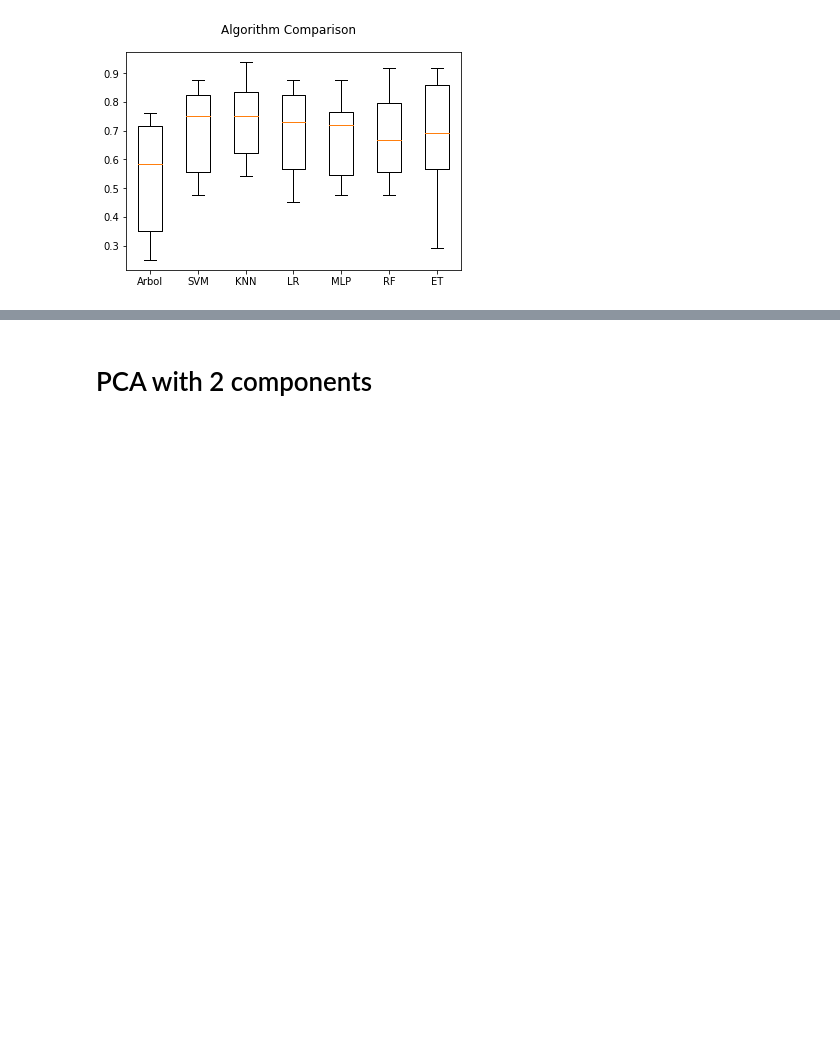
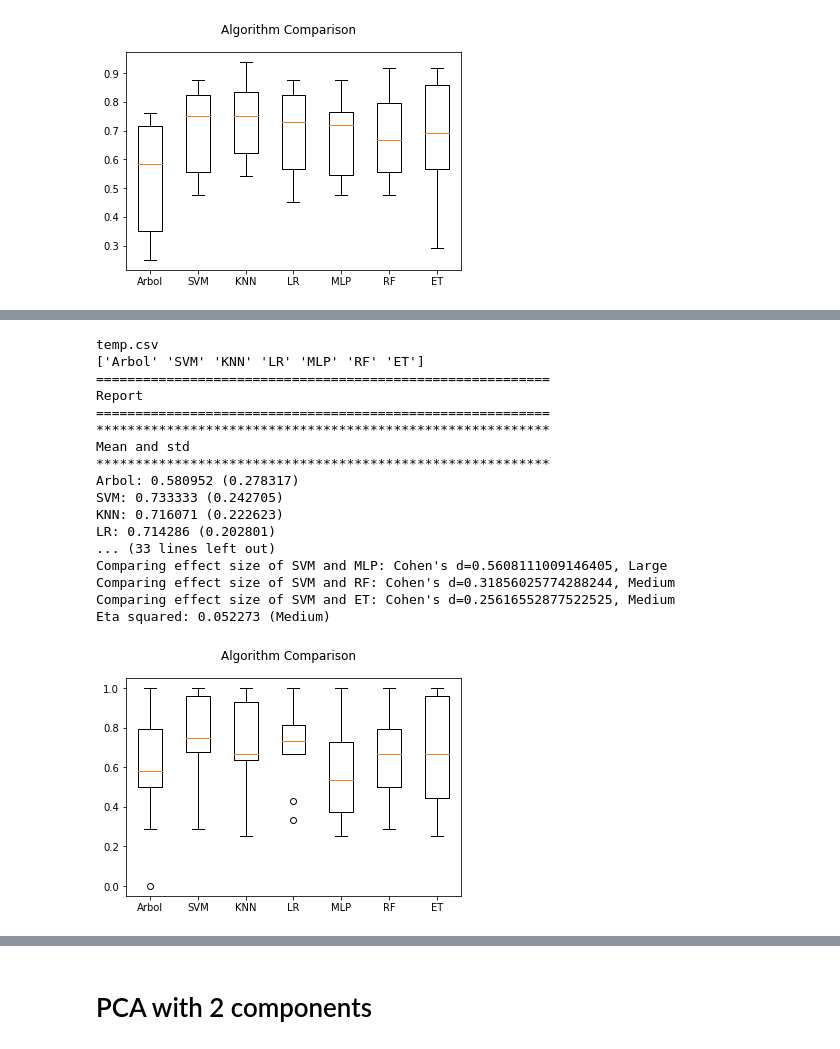
Before and after one commit to joheras/schz, a Jupyter notebook: CompareMethods-combined.ipynb, the cells around one changed output, grey strips where cells are left out. Saved outputs shown, nothing was run; the diff lists cells and outputs as text; code cells hidden in the pictures; blank space fills up the shorter version.

```diff
--- a/CompareMethods-combined.ipynb
+++ b/CompareMethods-combined.ipynb
@@ -111,0 +133,21 @@ Eta squared: 0.128823 (Large)
+# %%
+compare_methods(X,Y,listAlgorithms,listParams,listNames,metric='recall')
+# %% [output]
+temp.csv
+['Arbol' 'SVM' 'KNN' 'LR' 'MLP' 'RF' 'ET']
+==========================================================
+Report
+==========================================================
+**********************************************************
+Mean and std
+**********************************************************
+Arbol: 0.580952 (0.278317)
+SVM: 0.733333 (0.242705)
+KNN: 0.716071 (0.222623)
+LR: 0.714286 (0.202801)
+... (33 lines left out)
+Comparing effect size of SVM and MLP: Cohen's d=0.5608111009146405, Large
+Comparing effect size of SVM and RF: Cohen's d=0.31856025774288244, Medium
+Comparing effect size of SVM and ET: Cohen's d=0.25616552877522525, Medium
+Eta squared: 0.052273 (Medium)
+[figure, added]
```
Also changed, not shown: parts of 57 cells of this notebook, 8 other files.
